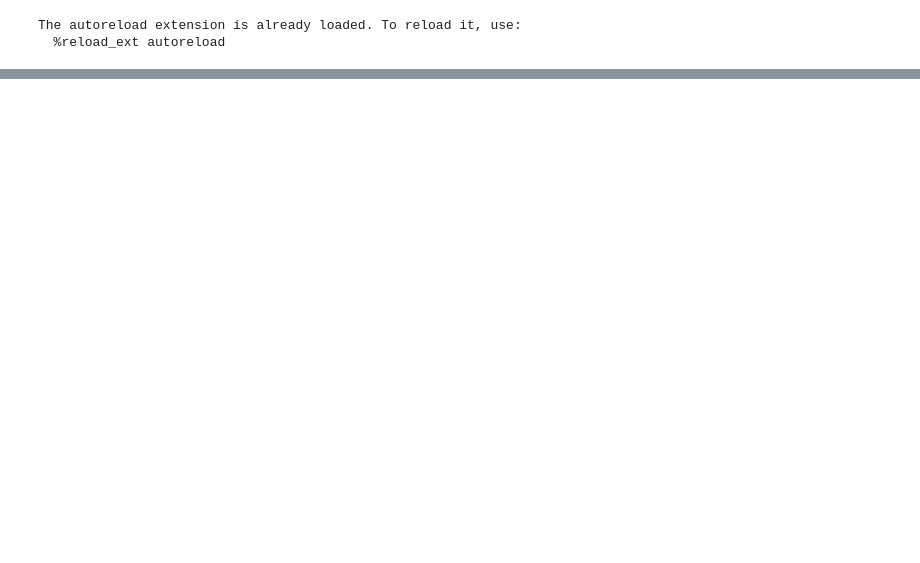
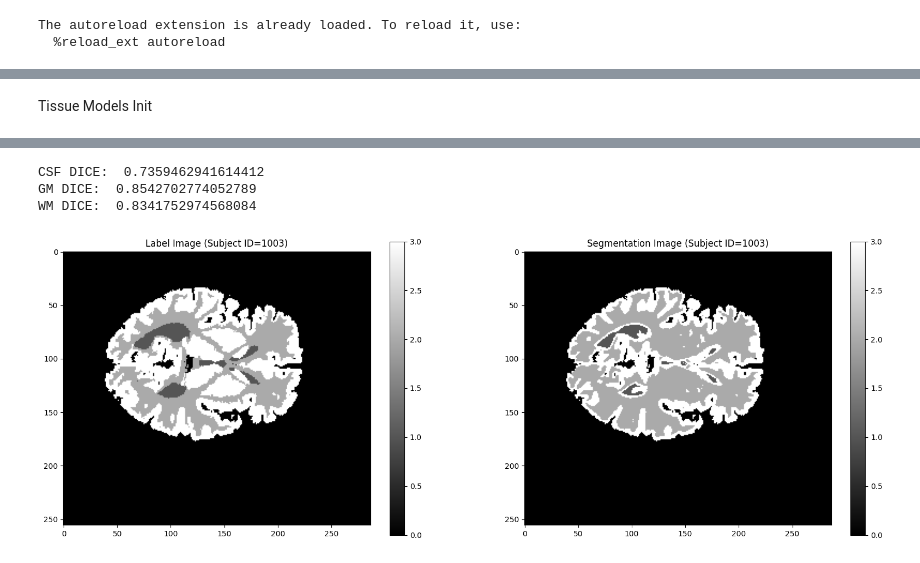
Before and after one commit to abdel-habib/medical-image-segmentation-and-applications, a Jupyter notebook: Lab 3/EM_experiments.ipynb, the cells around one changed output, grey strips where cells are left out. Drawn from its saved outputs; the diff is of its cells as text; code cells hidden in the pictures; blank space fills up the shorter version.

Commit message:
Update EM initialization to include atlas information

```diff
--- a/Lab 3/EM_experiments.ipynb
+++ b/Lab 3/EM_experiments.ipynb
@@ -74,0 +101,44 @@ NM.show_label_seg_nifti(labels_nifti, segmentation_result, 1003, slice=128)
+# %% [markdown]
+Tissue Models Init
+# %%
+t1_path         = 'output/images/output_mean_intensity/1125/result.1.nii'
+labels_gt_file  = 'output/labels/output_mean_intensity/1125/result.nii'
+
+# initialize EM for multi-modal segmentation
+ExpectationMaximization = EM(
+    K=3,
+    params_init_type = "tissue_models",
+    modality='single'
+)
+
+# perform EM algorithm
+segmentation_result = ExpectationMaximization.fit(
+    n_iterations = 20,
+    labels_gt_file = labels_gt_file,
+    t1_path = t1_path,
+    correct_labels = True,
+    tissue_model_csv_dir = 'atlas_outputs/tissue_model_probability_data.csv'
+)
+
+# read the labels gt file
+labels_nifti, _ = NM.load_nifti(labels_gt_file)
+
+segmentation_tissue_model_bg  = segmentation_result == 0
+segmentation_tissue_model_csf = segmentation_result == 1
+segmentation_tissue_model_wm  = segmentation_result == 2
+segmentation_tissue_model_gm  = segmentation_result == 3
+
+labels_nifti_CSF              = labels_nifti == 1
+labels_nifti_WM               = labels_nifti == 2
+labels_nifti_GM               = labels_nifti == 3
+
+dice_csf    = EVAL.calc_dice_coefficient(labels_nifti_CSF, segmentation_tissue_model_csf)
+dice_wm     = EVAL.calc_dice_coefficient(labels_nifti_WM, segmentation_tissue_model_wm)
+dice_gm     = EVAL.calc_dice_coefficient(labels_nifti_GM, segmentation_tissue_model_gm)
+
+print("CSF DICE: ", dice_csf)
+print("GM DICE: ", dice_gm)
+print("WM DICE: ", dice_wm)
+
+NM.show_label_seg_nifti(labels_nifti, segmentation_result, 1003, slice=128)
+# %% [output]
@@ -74,0 +149,4 @@ NM.show_label_seg_nifti(labels_nifti, segmentation_result, 1003, slice=128)
+CSF DICE:  0.7359462941614412
+GM DICE:  0.8542702774052789
+WM DICE:  0.8341752974568084
+[figure, added]
```
Also changed, not shown: parts of 12 cells of this notebook, 3 other files.
